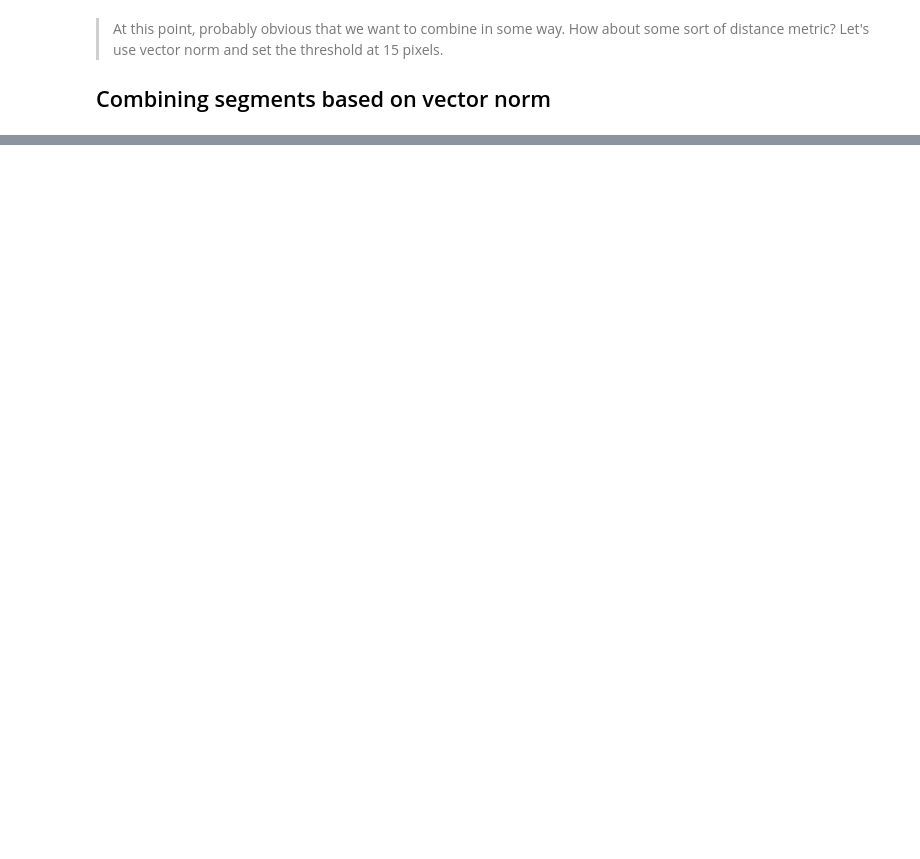
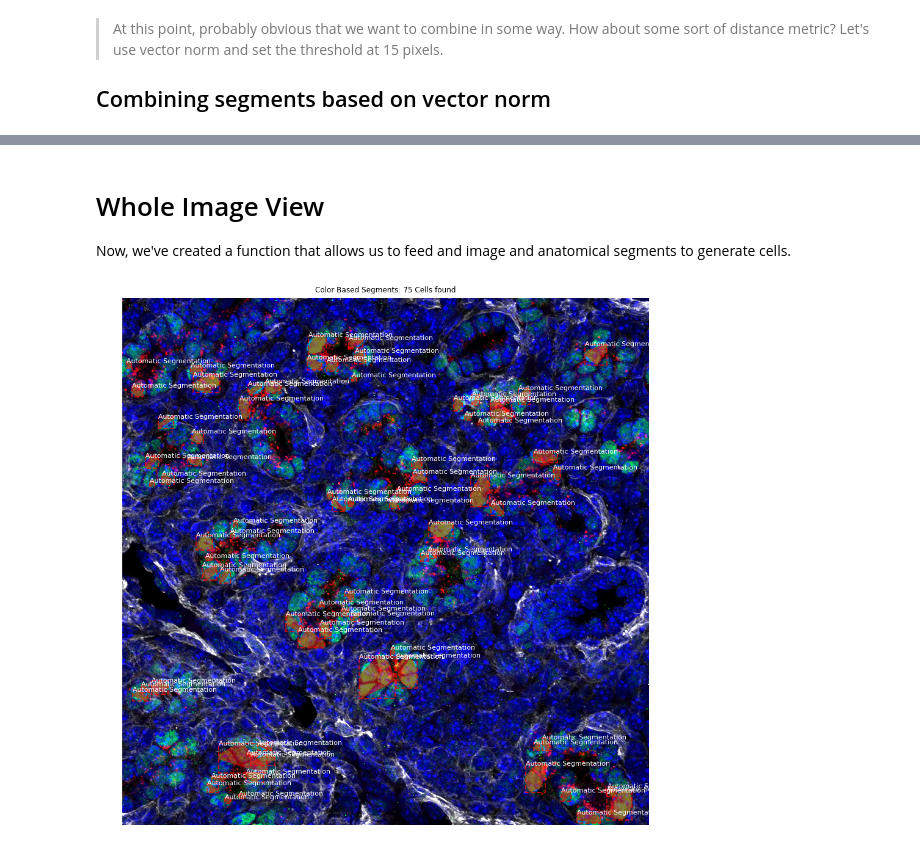
Before and after one commit to whitews/cell_segmentation, a Jupyter notebook: notebooks/02_Color_Based_Segmentation.ipynb, the cells around one changed output, grey strips where cells are left out. Cells and saved outputs as stored; diff of their text form; code cells hidden in the pictures; blank space fills up the shorter version.

```diff
--- a/notebooks/02_Color_Based_Segmentation.ipynb
+++ b/notebooks/02_Color_Based_Segmentation.ipynb
@@ -148,0 +150,3 @@ display_instances_segments(
+# %% [markdown]
+# Whole Image View
+Now, we've created a function that allows us to feed and image and anatomical segments to generate cells.
@@ -148,0 +155,15 @@ display_instances_segments(
+# %%
+all_contours = color_based_segmentation(
+    a['2015-04-029_60X_C57Bl6_E16.5_LMM.14.24.4.46_SOX9_SFTPC_ACTA2_003.tif']['hsv_img'],
+    a['2015-04-029_60X_C57Bl6_E16.5_LMM.14.24.4.46_SOX9_SFTPC_ACTA2_003.tif']['regions']
+)
+# %%
+rgb_image = cv2.cvtColor(hsv_img, cv2.COLOR_HSV2RGB)
+display_instances_segments(
+    rgb_image,
+    all_contours,
+    ['raw'],
+    title='Color Based Segments: {} Cells found'.format(str(len(all_contours)))
+)
+# %% [output]
+[figure, added]
```
Also changed, not shown: parts of 5 cells of this notebook, 6 other files.
